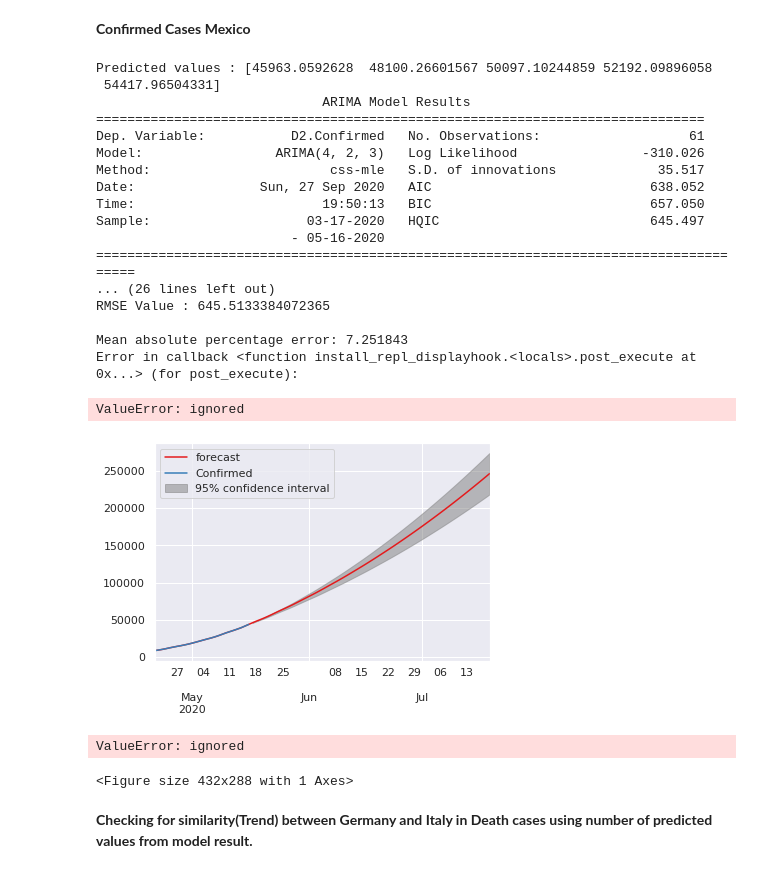
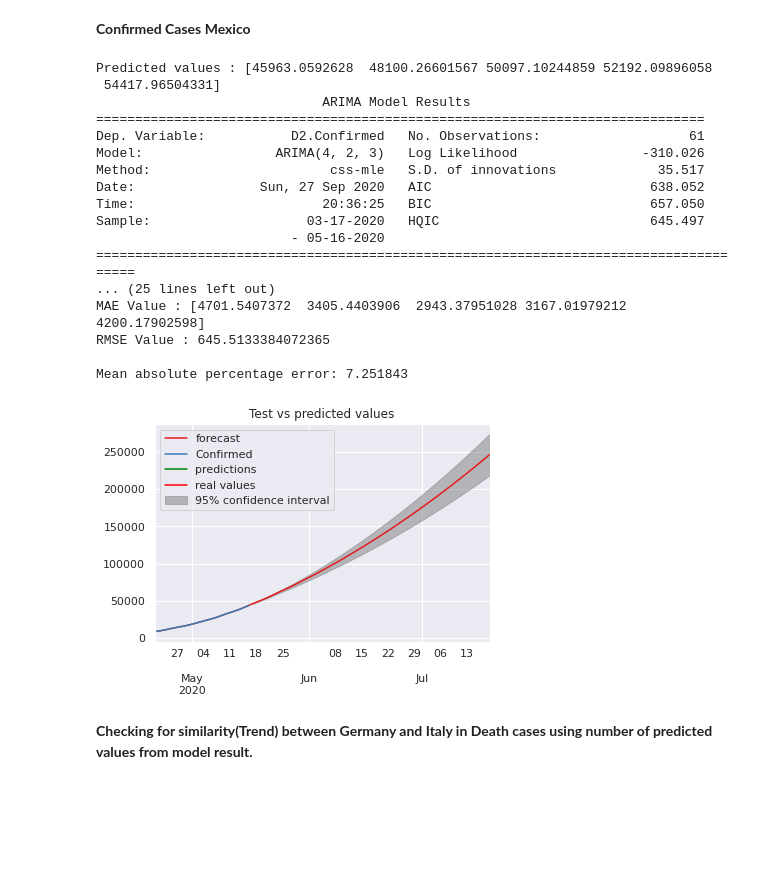
Before and after one commit to upender-sg/COVID19---Forecasting, a Jupyter notebook: Final_Evaluation_Confirmed_Cases_ARIMA_Implementation_Top10_countries.ipynb, the cells around one changed output. Drawn from its saved outputs; the diff is of its cells as text; code cells hidden in the pictures; blank space fills up the shorter version.

```diff
--- a/Final_Evaluation_Confirmed_Cases_ARIMA_Implementation_Top10_countries.ipynb
+++ b/Final_Evaluation_Confirmed_Cases_ARIMA_Implementation_Top10_countries.ipynb
@@ -631,7 +664,7 @@ def arima(CDR,test):
     prediction=result.forecast(steps=len(test))[0]
 
     #Plotting results
-    f,ax=plt.subplots()
+    #f,ax=plt.subplots()
     plt.plot(prediction,c='green', label= 'predictions')
     plt.plot(test, c='red',label='real values')
     plt.legend()
@@ -718,7 +748,7 @@ def arima(CDR,test):
     prediction=result.forecast(steps=len(test))[0]
 
     #Plotting results
-    f,ax=plt.subplots()
+    #f,ax=plt.subplots()
     plt.plot(prediction,c='green', label= 'predictions')
     plt.plot(test, c='red',label='real values')
     plt.legend()
@@ -805,7 +832,7 @@ def arima(CDR,test):
     prediction=result.forecast(steps=len(test))[0]
 
     #Plotting results
-    f,ax=plt.subplots()
+    #f,ax=plt.subplots()
     plt.plot(prediction,c='green', label= 'predictions')
     plt.plot(test, c='red',label='real values')
     plt.legend()
@@ -892,7 +916,7 @@ def arima(CDR,test):
     prediction=result.forecast(steps=len(test))[0]
 
     #Plotting results
-    f,ax=plt.subplots()
+    #f,ax=plt.subplots()
     plt.plot(prediction,c='green', label= 'predictions')
     plt.plot(test, c='red',label='real values')
     plt.legend()
@@ -979,7 +1000,7 @@ def arima(CDR,test):
     prediction=result.forecast(steps=len(test))[0]
 
     #Plotting results
-    f,ax=plt.subplots()
+    #f,ax=plt.subplots()
     plt.plot(prediction,c='green', label= 'predictions')
     plt.plot(test, c='red',label='real values')
     plt.legend()
@@ -990,40 +1011,37 @@ def arima(CDR,test):
     #Printing the error metrics
     print(result.summary())
 
 
     print('Error Values')
     print('Mean Value :', test.mean())
     print('MAE Value :', meanabs(test,prediction))
     print('RMSE Value :', np.sqrt(mean_squared_error(test,prediction)))
     print('\nMean absolute percentage error: %f'%mape(test,prediction))
     return (prediction)
 
 
 
 train,test=split(Mxtest)
 prediction=arima(train,test)
 # %% [output]
 Predicted values : [45963.0592628  48100.26601567 50097.10244859 52192.09896058
  54417.96504331]
                              ARIMA Model Results
 ==============================================================================
 Dep. Variable:           D2.Confirmed   No. Observations:                   61
 Model:                 ARIMA(4, 2, 3)   Log Likelihood                -310.026
 Method:                       css-mle   S.D. of innovations             35.517
 Date:                Sun, 27 Sep 2020   AIC                            638.052
-Time:                        19:50:13   BIC                            657.050
+Time:                        20:36:25   BIC                            657.050
 Sample:                    03-17-2020   HQIC                           645.497
                          - 05-16-2020
 ======================================================================================
-... (26 lines left out)
+... (25 lines left out)
+MAE Value : [4701.5407372  3405.4403906  2943.37951028 3167.01979212 4200.17902598]
 RMSE Value : 645.5133384072365
 
 Mean absolute percentage error: 7.251843
-Error in callback <function install_repl_displayhook.<locals>.post_execute at 0x...> (for post_execute):
-ValueError: ignored
-[figure, old version]
+[figure, new version]
-ValueError: ignored
-<Figure size 432x288 with 1 Axes>
 # %% [markdown]
 **Checking for similarity(Trend) between Germany and Italy in Death cases using number of predicted values from model result.**
 # %%
```
Also changed, not shown: parts of 14 cells of this notebook.
